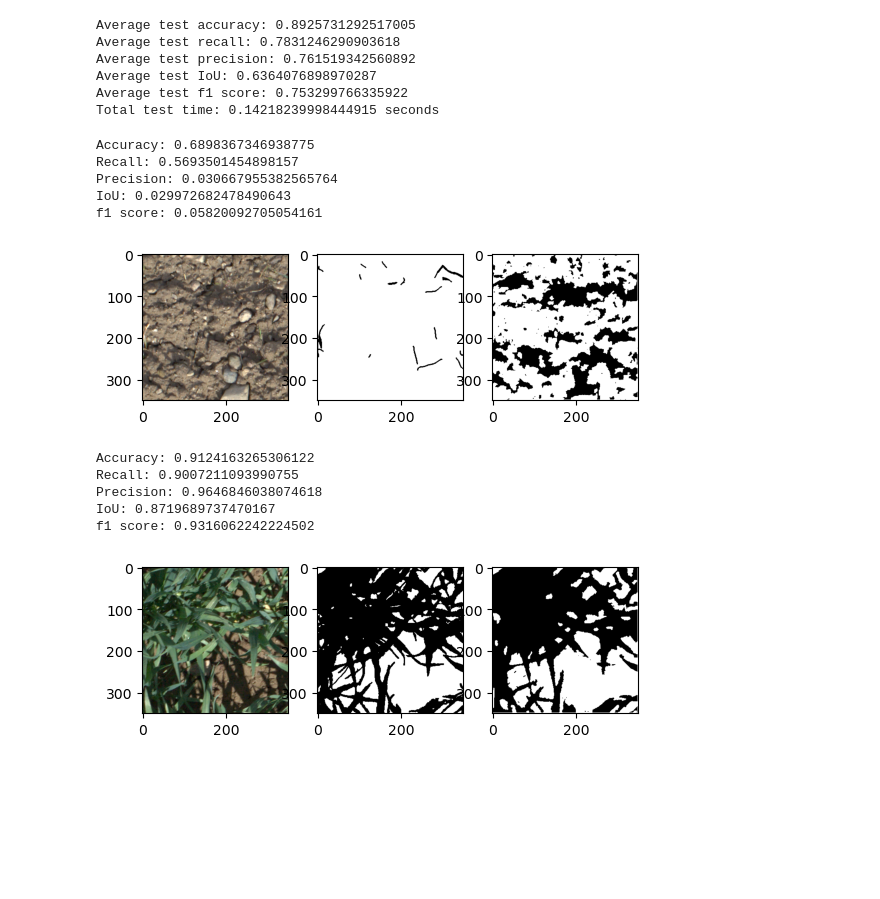
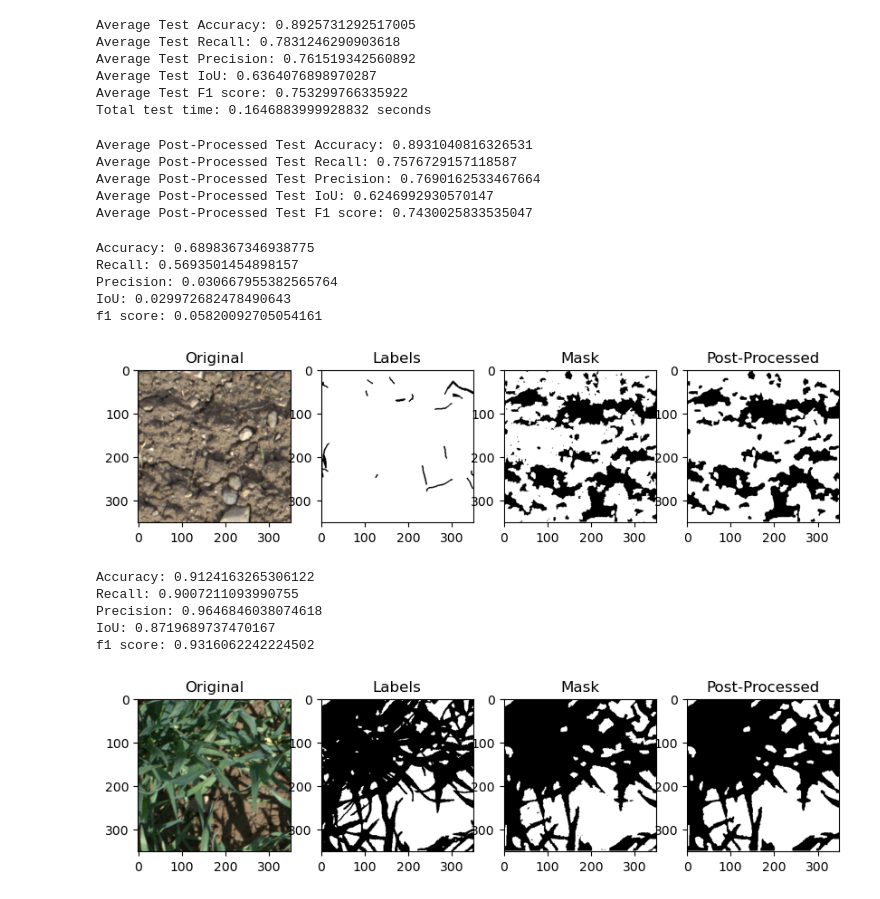
Before and after one commit to nishanshaju22/COMP9517_Project, a Jupyter notebook: AdvancedSegmentation/watershed.ipynb, the cells around one changed output. Saved outputs shown, nothing was run; the diff lists cells and outputs as text; code cells hidden in the pictures; blank space fills up the shorter version.

```diff
--- a/AdvancedSegmentation/watershed.ipynb
+++ b/AdvancedSegmentation/watershed.ipynb
@@ -143,50 +144,49 @@ for i in range(len(tst_imgs)):
     masks.append(mask)
 
 time_end = time.perf_counter()
-total_acc = np.mean(tst_stats[:,0])
-total_recall = np.mean(tst_stats[:,1])
-total_precision = np.mean(tst_stats[:,2])
-total_IoU = np.mean(tst_stats[:,3])
-total_f1 = np.mean(tst_stats[:,4])
+avg_stats = average_stats(tst_stats)
+printer("Average", avg_stats)
+print(f"Total test time: {time_end - time_start} seconds")
+# %% [output]
+Average Test Accuracy: 0.8925731292517005
+Average Test Recall: 0.7831246290903618
+Average Test Precision: 0.761519342560892
+Average Test IoU: 0.6364076898970287
+Average Test F1 score: 0.753299766335922
+Total test time: 0.1646883999928832 seconds
-# %%
-print(f"Average test accuracy: {total_acc}")
-print(f"Average test recall: {total_recall}")
-print(f"Average test precision: {total_precision}")
-print(f"Average test IoU: {total_IoU}")
-print(f"Average test f1 score: {total_f1}")
-print(f"Total test time: {time_end - time_start} seconds")
-# %% [output]
-Average test accuracy: 0.8925731292517005
-Average test recall: 0.7831246290903618
-Average test precision: 0.761519342560892
-Average test IoU: 0.6364076898970287
-Average test f1 score: 0.753299766335922
-Total test time: 0.14218239998444915 seconds
-# %%
-# Optional Function used to display results for viewing.
-def showResult(image_index, images, labels, masks):
-    plt.subplot(1, 3, 1)
-    images[image_index] = cv2.cvtColor(images[image_index], cv2.COLOR_BGR2RGB)
-    plt.imshow(images[image_index], cmap="grey")
-    plt.subplot(1, 3, 2)
-    plt.imshow(labels[image_index], cmap="grey")
-    plt.subplot(1, 3, 3)
-    plt.imshow(masks[image_index], cmap="grey")
+# %%
+# Apply post-processing
+process = []
+pro_tst_stats = np.zeros((len(tst_imgs), 5))
+for i in range(len(tst_imgs)):
+    processed = post_process(masks[i])
+    process.append(processed)
+    acc, recall, precision, IoU, f1 = get_stats(processed, labels[i])
+    pro_tst_stats[i, :] = (acc, recall, precision, IoU, f1)
+
+pro_stats_avg = average_stats(pro_tst_stats)
+printer("Average Post-Processed", pro_stats_avg)
+# %% [output]
+Average Post-Processed Test Accuracy: 0.8931040816326531
+Average Post-Processed Test Recall: 0.7576729157118587
+Average Post-Processed Test Precision: 0.7690162533467664
+Average Post-Processed Test IoU: 0.6246992930570147
+Average Post-Processed Test F1 score: 0.7430025833535047
 # %%
 # Worst Case Scenario:
 print(f"Accuracy: {tst_stats[np.argmin(tst_stats[:,3]), 0]}")
 print(f"Recall: {tst_stats[np.argmin(tst_stats[:,3]), 1]}")
 print(f"Precision: {tst_stats[np.argmin(tst_stats[:,3]), 2]}")
 print(f"IoU: {tst_stats[np.argmin(tst_stats[:,3]), 3]}")
 print(f"f1 score: {tst_stats[np.argmin(tst_stats[:,3]), 4]}")
-showResult(np.argmin(tst_stats[:, 3]), images, labels, masks)
+showResult(np.argmin(tst_stats[:, 3]), images, labels, masks, process)
 # %% [output]
 Accuracy: 0.6898367346938775
 Recall: 0.5693501454898157
 Precision: 0.030667955382565764
 IoU: 0.029972682478490643
 f1 score: 0.05820092705054161
-[figure, old version]
+[figure, new version]
 # %%
 # Best Case Scenario:
 print(f"Accuracy: {tst_stats[np.argmax(tst_stats[:,3]), 0]}")
@@ -194,14 +194,14 @@ print(f"Recall: {tst_stats[np.argmax(tst_stats[:,3]), 1]}")
 print(f"Precision: {tst_stats[np.argmax(tst_stats[:,3]), 2]}")
 print(f"IoU: {tst_stats[np.argmax(tst_stats[:,3]), 3]}")
 print(f"f1 score: {tst_stats[np.argmax(tst_stats[:,3]), 4]}")
-showResult(np.argmax(tst_stats[:, 3]), images, labels, masks)
+showResult(np.argmax(tst_stats[:, 3]), images, labels, masks, process)
 # %% [output]
 Accuracy: 0.9124163265306122
 Recall: 0.9007211093990755
 Precision: 0.9646846038074618
 IoU: 0.8719689737470167
 f1 score: 0.9316062242224502
-[figure, old version]
+[figure, new version]
 # %%
 # Apply distortions to test set and determine outcomes.
 transform = distortions()
```
Also changed, not shown: parts of 11 cells of this notebook, 3 other files.
